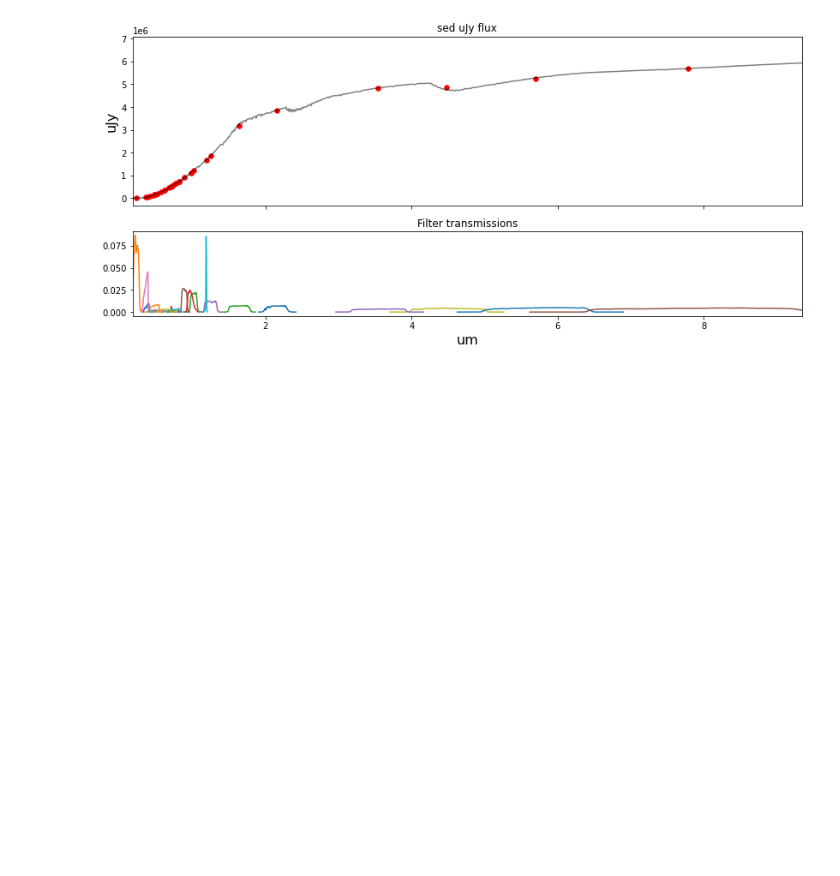
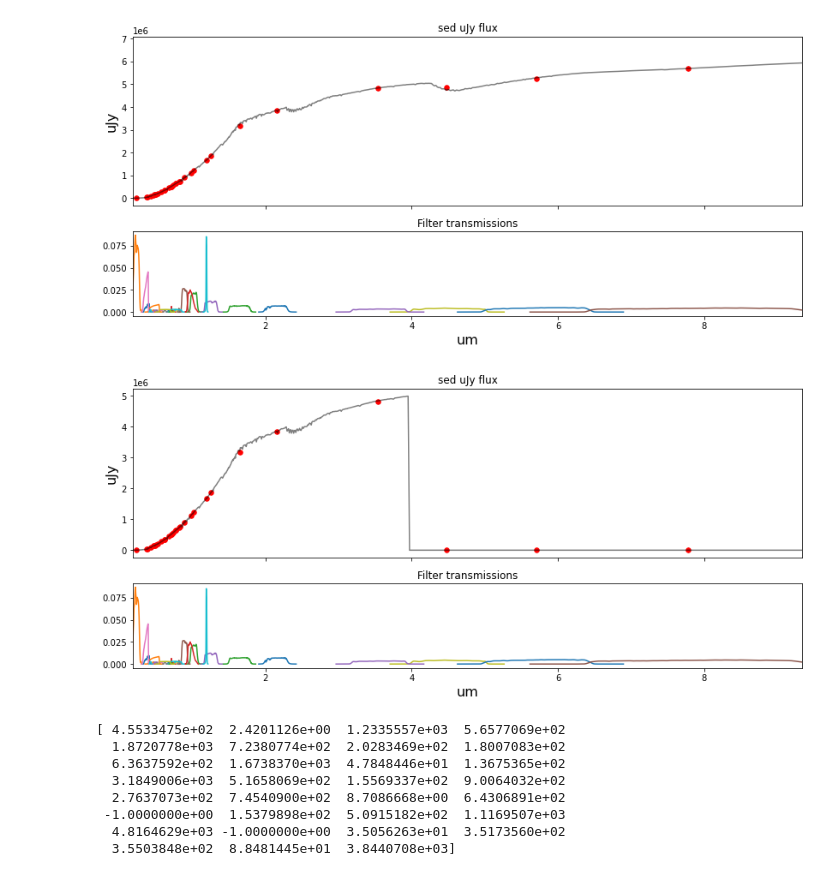
Before and after one commit to nesar/watercolor, a Jupyter notebook: nbs/06_filter_convolve.ipynb, the cells around one changed output. Saved outputs shown, nothing was run; the diff lists cells and outputs as text; code cells hidden in the pictures; blank space fills up the shorter version.

```diff
--- a/nbs/06_filter_convolve.ipynb
+++ b/nbs/06_filter_convolve.ipynb
@@ -348,3 +391,30 @@ flux_survey, appmag_ext_survey, band_fluxes_survey = photometry_from_spectra(cen
                                                                           clip_bandpass=True)
 # %% [output]
 [figure]
+# %%
+sed_um_wave = spec_wave_ssp/1e4
+
+redsh_spec[1000:8000] = -1
+sed_mJy_flux = redsh_spec
+
+flux_survey, appmag_ext_survey, band_fluxes_survey = photometry_from_spectra(central_wavelengths,
+                                                                          sed_um_wave,
+                                                                          sed_mJy_flux,
+                                                                          bandpass_wavs,
+                                                                          bandpass_vals,
+                                                                          bandpass_names,
+                                                                          interp_kind='quadratic',
+                                                                          plot=True,
+                                                                          clip_bandpass=True)
+
+print(band_fluxes_survey)
+# %% [output]
+[figure, added]
+[ 4.5533475e+02  2.4201126e+00  1.2335557e+03  5.6577069e+02
+  1.8720778e+03  7.2380774e+02  2.0283469e+02  1.8007083e+02
+  6.3637592e+02  1.6738370e+03  4.7848446e+01  1.3675365e+02
+  3.1849006e+03  5.1658069e+02  1.5569337e+02  9.0064032e+02
+  2.7637073e+02  7.4540900e+02  8.7086668e+00  6.4306891e+02
+ -1.0000000e+00  1.5379898e+02  5.0915182e+02  1.1169507e+03
+  4.8164629e+03 -1.0000000e+00  3.5056263e+01  3.5173560e+02
+  3.5503848e+02  8.8481445e+01  3.8440708e+03]
```
Also changed, not shown: parts of 11 cells of this notebook, 23 other files.
